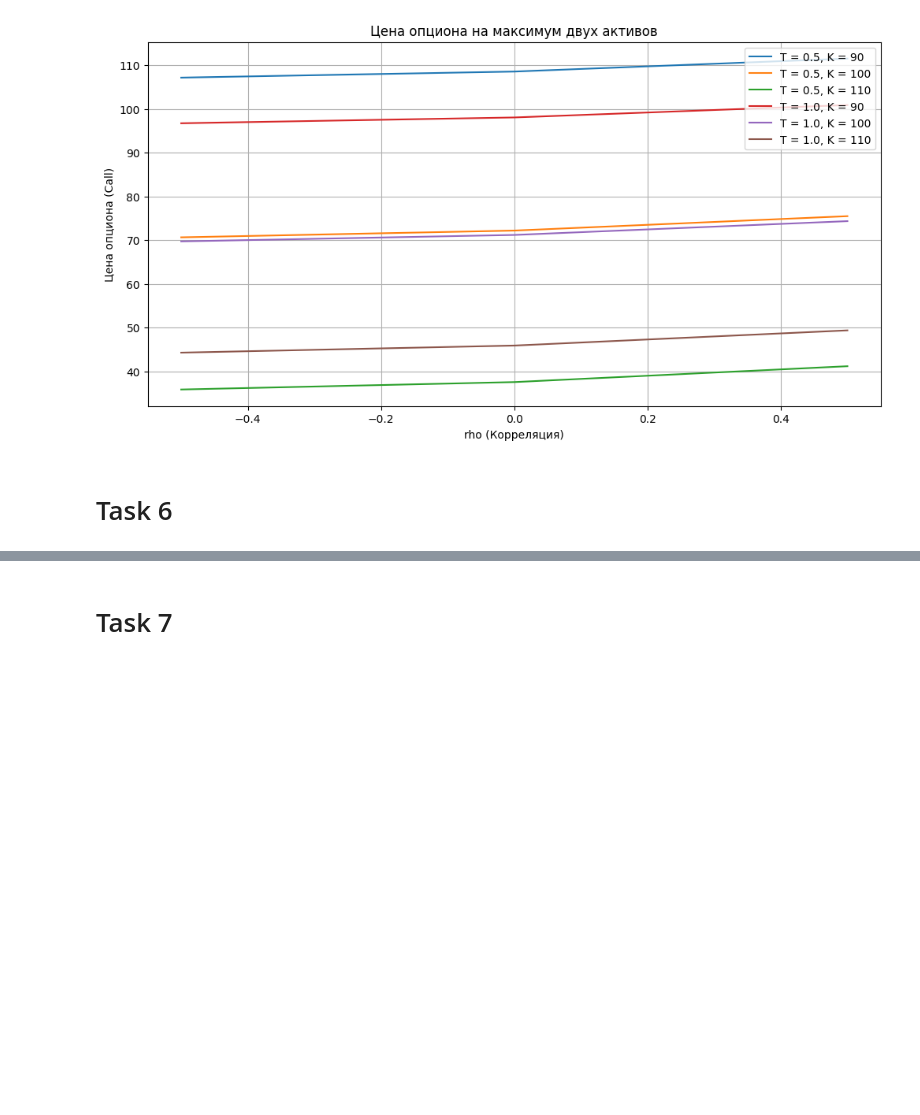
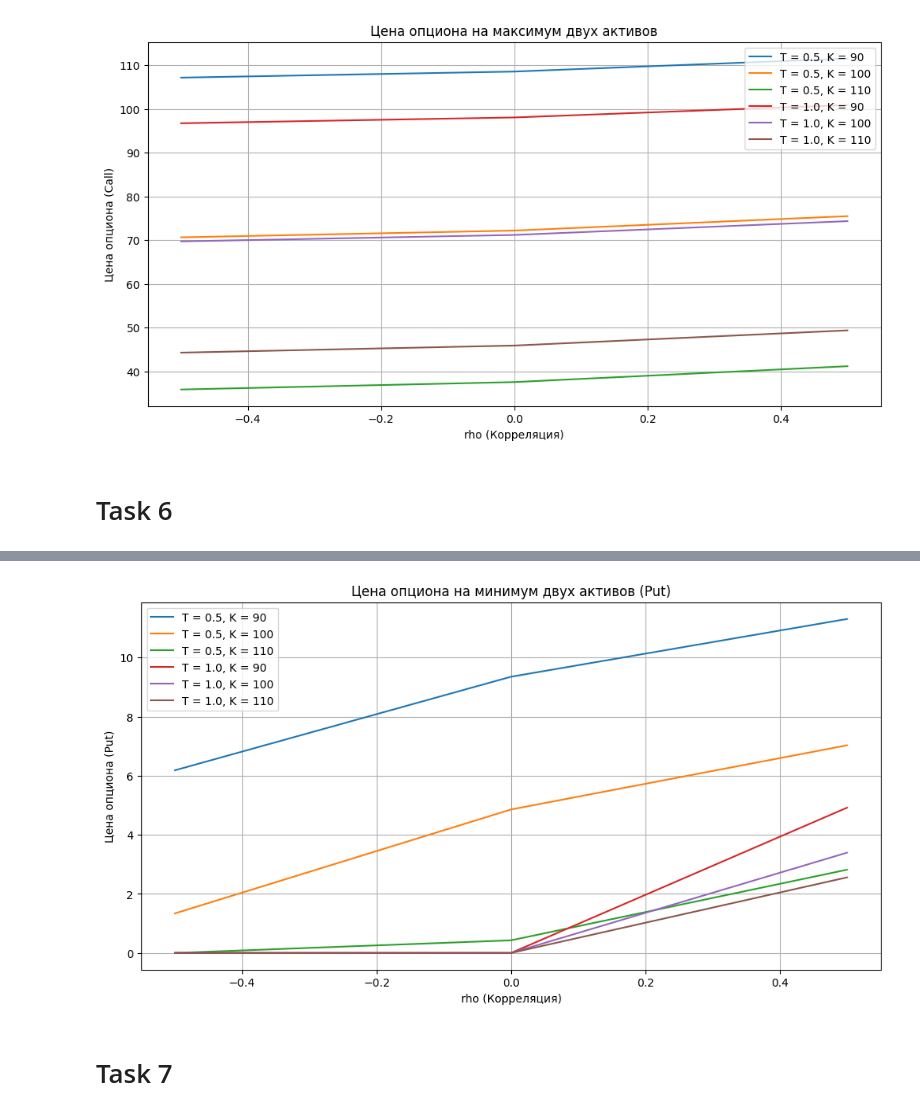
Before and after one commit to MiromanovDaniil/GSFP-labs, a Jupyter notebook: lab_4_GSFP.ipynb, the cells around one changed output, grey strips where cells are left out. Cells and saved outputs as stored; diff of their text form; code cells hidden in the pictures; blank space fills up the shorter version.

```diff
--- a/lab_4_GSFP.ipynb
+++ b/lab_4_GSFP.ipynb
@@ -726,20 +752,6 @@ plt.show()
 # %%
-# Цена опциона на минимум двух активов (Put)
-def option_on_min(S1, S2, b1, b2, sigma1, sigma2, K, rho, T, r):
-    # Расчет d1, d2, d3
-    d1 = (np.log(S1 / K) + (b1 - r + 0.5 * sigma1**2) * T) / (sigma1 * np.sqrt(T))
-    d2 = (np.log(S2 / K) + (b2 - r + 0.5 * sigma2**2) * T) / (sigma2 * np.sqrt(T))
-    d3 = (np.log(S1 / S2) + (b1 - b2 + 0.5 * (sigma1**2 - sigma2**2)) * T) / \
-            (np.sqrt(sigma1**2 + sigma2**2 - 2 * rho * sigma1 * sigma2) * np.sqrt(T))
-
-    # Расчет цены
-    price = (K * np.exp(-r * T) * norm.cdf(-d3) -
-                S1 * np.exp((b1 - r) * T) * norm.cdf(-d1) -
-                S2 * np.exp((b2 - r) * T) * norm.cdf(-d2))
-    return price
-
 # Параметры задачи
-S1, S2 = 100, 105
+S1, S2 = 50, 105
 b1, b2 = 0.02, 0.05
 sigma1, sigma2 = 0.3, 0.4
 K_range = [90, 100, 110]
@@ -761,20 +773,6 @@ min_option_df = pd.DataFrame(min_option_results)
 # Построение таблицы
 print("Результаты для опциона на минимум двух активов (Put):")
 print(min_option_df)
-
-# Визуализация
-plt.figure(figsize=(12, 6))
-for T in T_range:
-    subset = min_option_df[min_option_df["T"] == T]
-    for K in K_range:
-        subset_K = subset[subset["K"] == K]
-        plt.plot(subset_K["rho"], subset_K["Price"], label=f"T = {T}, K = {K}")
-plt.xlabel("rho (Корреляция)")
-plt.ylabel("Цена опциона (Put)")
-plt.title("Цена опциона на минимум двух активов")
-plt.legend()
-plt.grid()
-plt.show()
 # %% [output]
 Результаты для опциона на минимум двух активов (Put):
       K  rho    T      Price
@@ -800,3 +797,19 @@ plt.show()
+# %%
+# Визуализация
+plt.figure(figsize=(12, 6))
+for T in T_range:
+    subset = min_option_df[min_option_df["T"] == T]
+    for K in K_range:
+        subset_K = subset[subset["K"] == K]
+        plt.plot(subset_K["rho"], subset_K["Price"], label=f"T = {T}, K = {K}")
+plt.xlabel("rho (Корреляция)")
+plt.ylabel("Цена опциона (Put)")
+plt.title("Цена опциона на минимум двух активов (Put)")
+plt.legend()
+plt.grid()
+plt.show()
+# %% [output]
+[figure, added]
 # %% [markdown]
 # Task 7
 # %%
```
Also changed, not shown: parts of 4 cells of this notebook, 8 other files.
